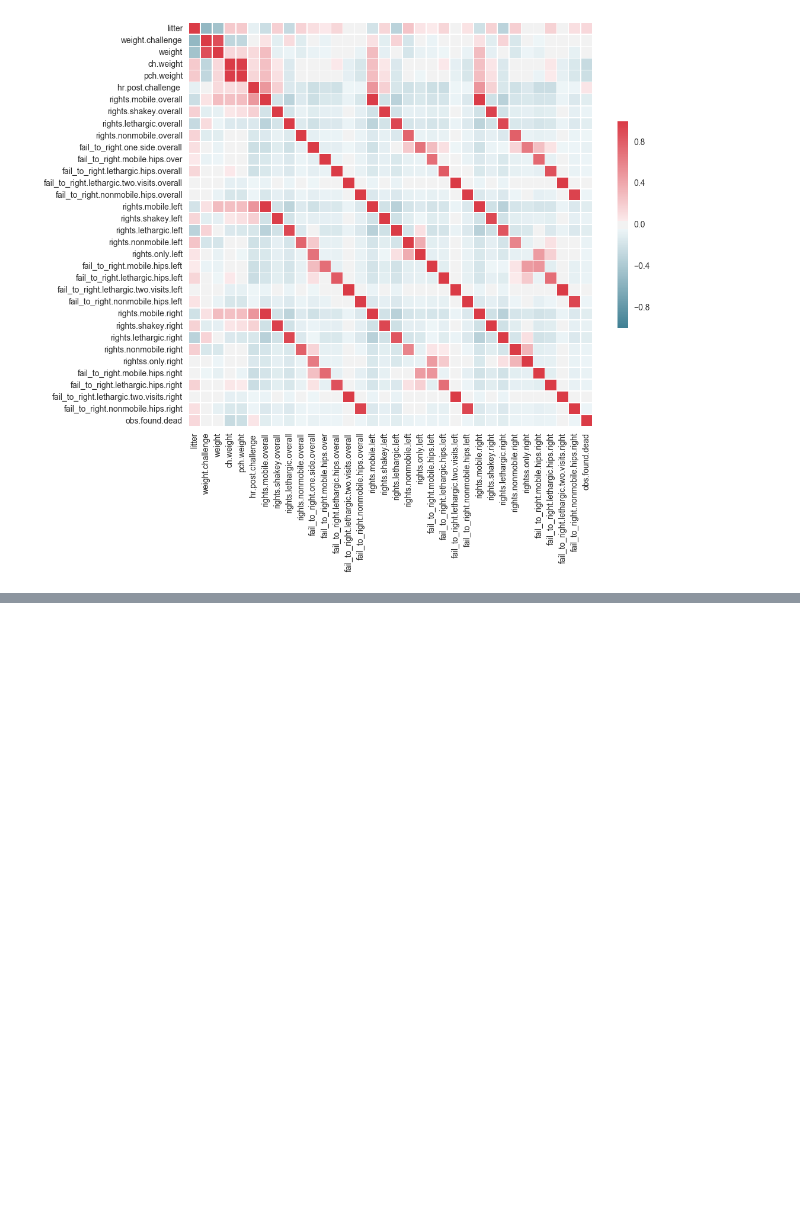
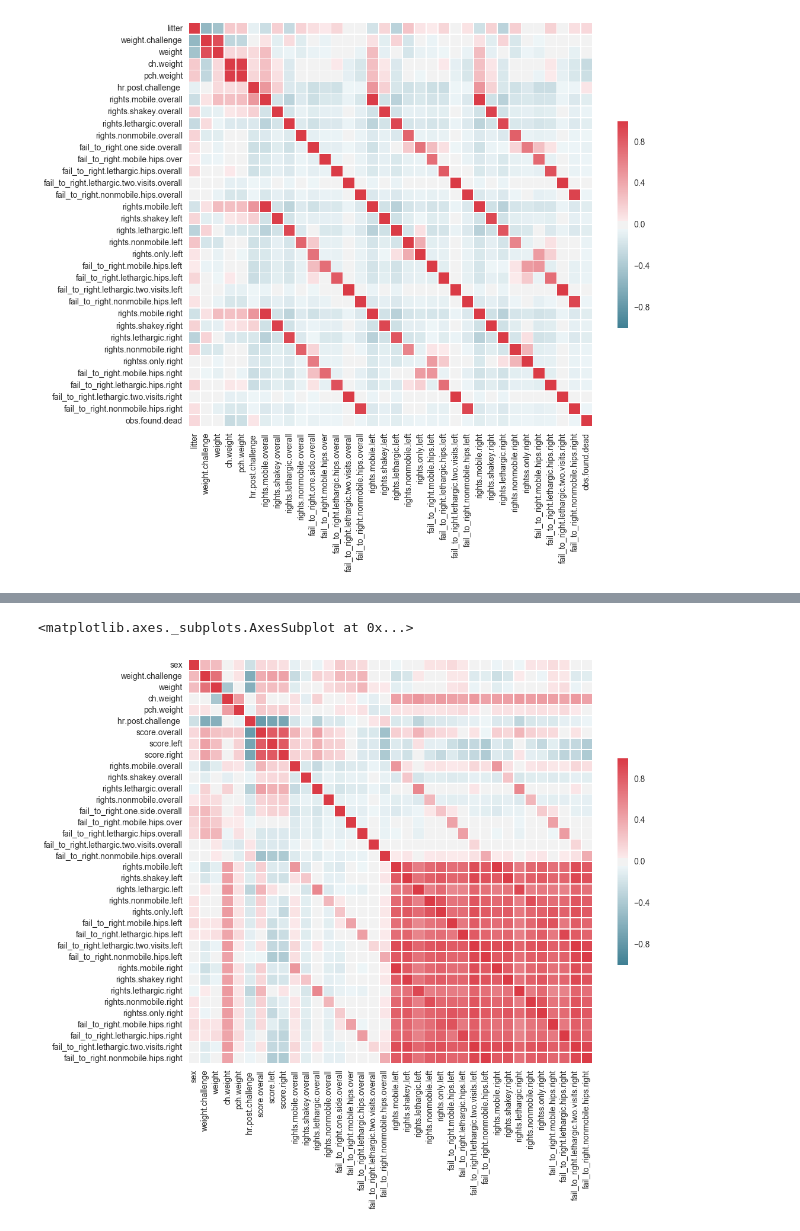
Before and after one commit to radaniba/Sepsis_Project, a Jupyter notebook: notebooks/Mortality Predictor.ipynb, the cells around one changed output, grey strips where cells are left out. Cells and saved outputs as stored; diff of their text form; code cells hidden in the pictures; blank space fills up the shorter version.

```diff
--- a/notebooks/Mortality Predictor.ipynb
+++ b/notebooks/Mortality Predictor.ipynb
@@ -239,0 +362,4 @@ sns.heatmap(corr, mask=mask, cmap=cmap, vmax=1,
+# %%
+#df_clean_no_nas = df_clean.dropna()
+#0df_clean_no_nas.head()
+df_clean_2 = imputed_DF
@@ -239,0 +381,8 @@ sns.heatmap(corr, mask=mask, cmap=cmap, vmax=1,
+# %%
+df_final = df_clean_2.drop(['outcome', 'obs.found.dead'], axis=1)
+# %%
+#df_scaled = preprocessing.scale(df_final)
+scaler = Normalizer().fit(df_final)
+normalized_df = scaler.transform(df_final)
+# %%
+df_scaled_df = pd.DataFrame(normalized_df, columns = df_final.columns)
@@ -239,0 +399,21 @@ sns.heatmap(corr, mask=mask, cmap=cmap, vmax=1,
+# %%
+correlations = df_scaled_df.corr(method='pearson')
+correlations
+
+# Plot Correlations
+corr = df_scaled_df.corr()
+# Generate a mask for the upper triangle
+mask = np.zeros_like(corr, dtype=np.bool)
+mask[np.triu_indices_from(mask)] = False
+# Set up the matplotlib figure
+f, ax = plt.subplots(figsize=(11, 9))
+cmap = sns.diverging_palette(220, 10, as_cmap=True)
+#for tick in ax.get_xticklabels():
+#    tick.set_rotation(90)
+# Draw the heatmap with the mask and correct aspect ratio
+sns.heatmap(corr, mask=mask, cmap=cmap, vmax=1,
+            square=True,
+            linewidths=.5, cbar_kws={"shrink": .5}, ax=ax)
+# %% [output]
+<matplotlib.axes._subplots.AxesSubplot at 0x...>
+[figure, added]
```
Also changed, not shown: parts of 119 cells of this notebook, 18 other files.
